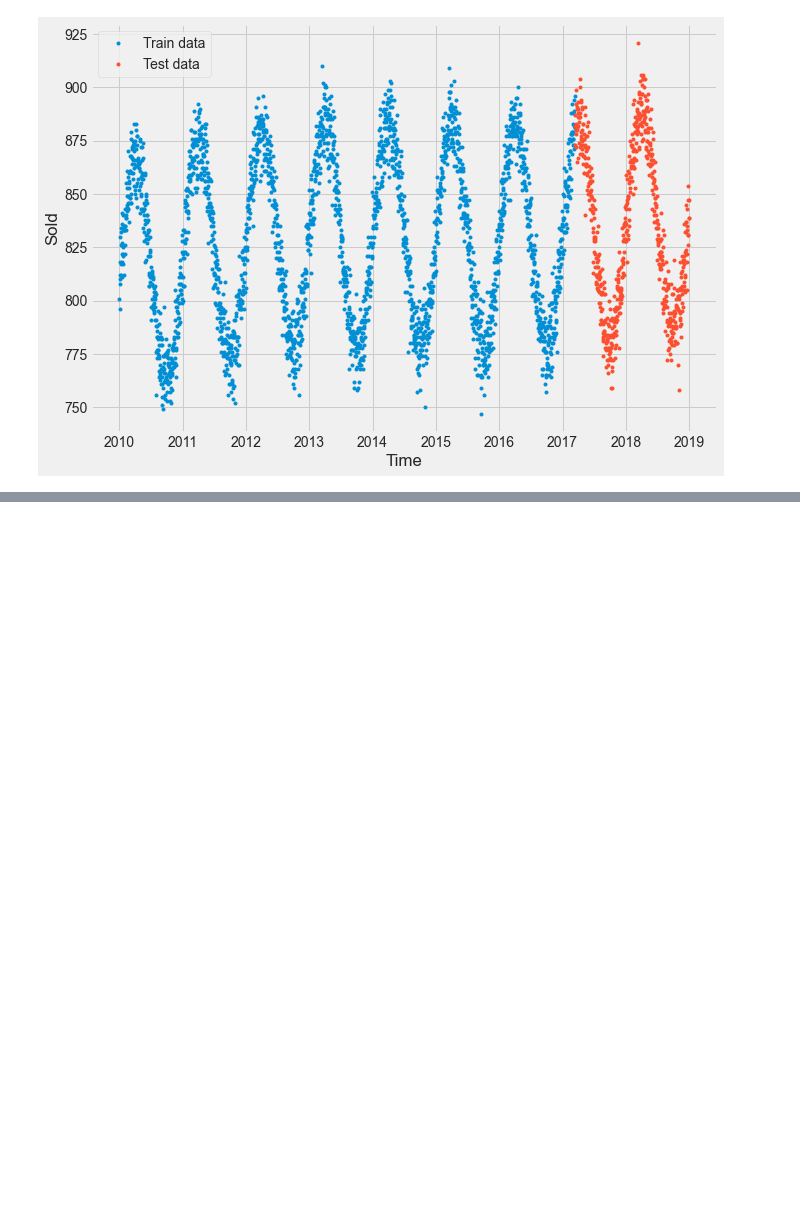
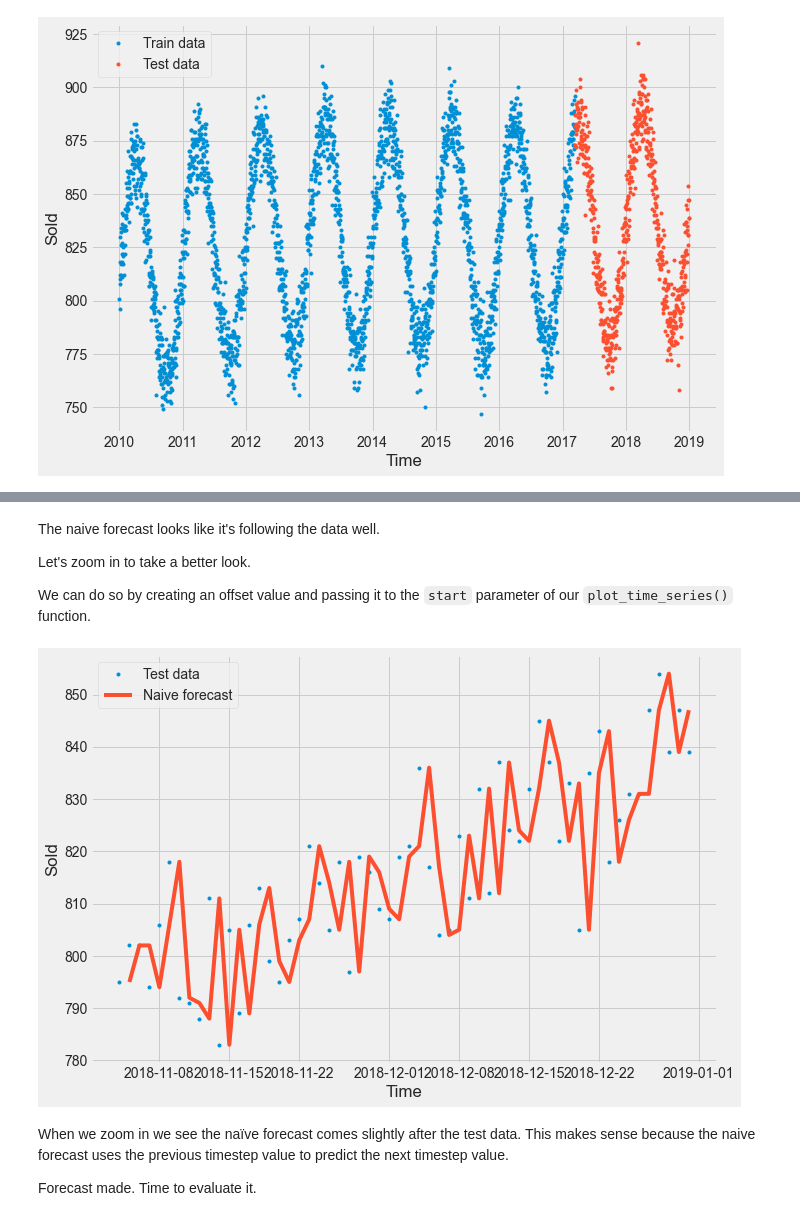
Before and after one commit to MANISH-KUMAR-CODES/forecasting-on-store-products, a Jupyter notebook: Time_Series_Forecasting_on_Store_Sales.ipynb, the cells around one changed output, grey strips where cells are left out. Saved outputs shown, nothing was run; the diff lists cells and outputs as text; code cells hidden in the pictures; blank space fills up the shorter version.

```diff
--- a/Time_Series_Forecasting_on_Store_Sales.ipynb
+++ b/Time_Series_Forecasting_on_Store_Sales.ipynb
@@ -481,0 +535,17 @@ plot_time_series(timesteps=X_test, values=y_test, label="Test data")
+# %% [markdown]
+The naive forecast looks like it's following the data well.
+
+Let's zoom in to take a better look.
+
+We can do so by creating an offset value and passing it to the `start` parameter of our `plot_time_series()` function.
+# %%
+plt.figure(figsize=(10, 7))
+offset = 600 # offset the values by 300 timesteps
+plot_time_series(timesteps=X_test, values=y_test, start=offset, label="Test data")
+plot_time_series(timesteps=X_test[1:], values=naive_forecast, format="-", start=offset, label="Naive forecast");
+# %% [output]
+[figure, added]
+# %% [markdown]
+When we zoom in we see the naïve forecast comes slightly after the test data. This makes sense because the naive forecast uses the previous timestep value to predict the next timestep value.
+
+Forecast made. Time to evaluate it.
```
Also changed, not shown: parts of 12 cells of this notebook.
